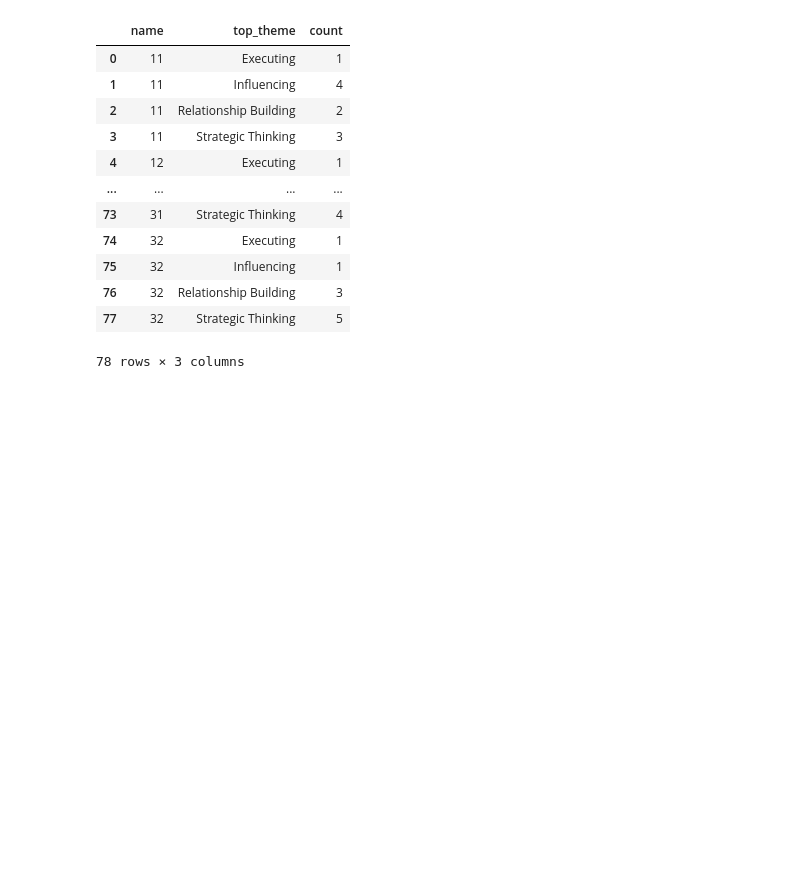
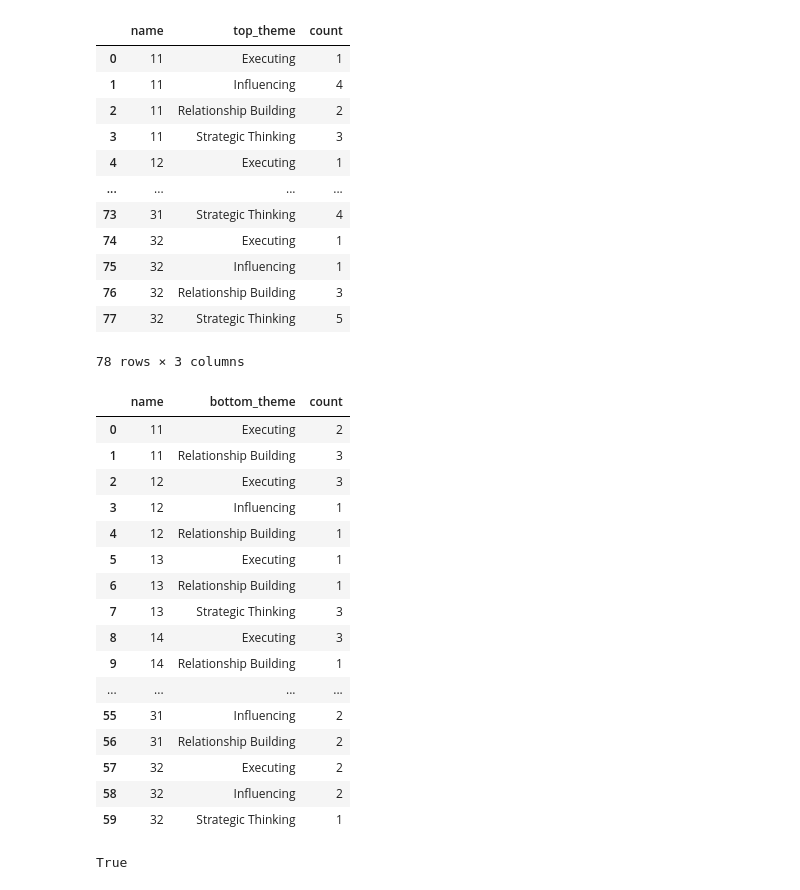
Before and after one commit to michael-brittlebank/strengthsfinder-analysis, a Jupyter notebook: main.ipynb, the cells around one changed output. Drawn from its saved outputs; the diff is of its cells as text; code cells hidden in the pictures; blank space fills up the shorter version.

```diff
--- a/main.ipynb
+++ b/main.ipynb
@@ -424,3 +463,41 @@ top_participants_by_theme
 | 76 | 32 | Relationship Building | 3 |
 | 77 | 32 | Strategic Thinking | 5 |
 78 rows × 3 columns
+# %%
+# 9g) all participant bottom themes
+bottom_participants_by_theme = bottom_df.groupby([column_name, column_bottom_theme]).size().reset_index().rename(columns={0:'count'})
+bottom_participants_by_theme
+# %% [output]
+|  | name | bottom_theme | count |
+| 0 | 11 | Executing | 2 |
+| 1 | 11 | Relationship Building | 3 |
+| 2 | 12 | Executing | 3 |
+| 3 | 12 | Influencing | 1 |
+| 4 | 12 | Relationship Building | 1 |
+| 5 | 13 | Executing | 1 |
+| 6 | 13 | Relationship Building | 1 |
+| 7 | 13 | Strategic Thinking | 3 |
+| 8 | 14 | Executing | 3 |
+| 9 | 14 | Relationship Building | 1 |
+| ... | ... | ... | ... |
+| 55 | 31 | Influencing | 2 |
+| 56 | 31 | Relationship Building | 2 |
+| 57 | 32 | Executing | 2 |
+| 58 | 32 | Influencing | 2 |
+| 59 | 32 | Strategic Thinking | 1 |
+# %%
+# export data
+export_dataframe_to_csv(top_df, 'top-ten-data.csv')
+export_dataframe_to_csv(bottom_df, 'bottom-five-data.csv')
+export_dataframe_to_csv(top_strengths, 'top-strengths.csv')
+export_dataframe_to_csv(bottom_strengths, 'bottom-strengths.csv')
+export_dataframe_to_csv(top_themes, 'top-themes.csv')
+export_dataframe_to_csv(bottom_themes, 'bottom-themes.csv')
+export_dataframe_to_csv(unique_top_strengths, 'unique-top-strengths.csv')
+export_dataframe_to_csv(unique_bottom_strengths, 'unique-bottom-strengths.csv')
+export_dataframe_to_csv(participants_by_theme_count, 'top-theme-count-by-participant.csv')
+export_dataframe_to_csv(participants_by_theme_count, 'bottom-theme-count-by-participant.csv')
+export_dataframe_to_csv(top_participants_by_theme, 'top-strength-count-by-theme-by-participant.csv')
+export_dataframe_to_csv(bottom_participants_by_theme, 'bottom-strength-count-by-theme-by-participant.csv')
+# %% [output]
+True
```
Also changed, not shown: parts of 11 cells of this notebook, 13 other files.
